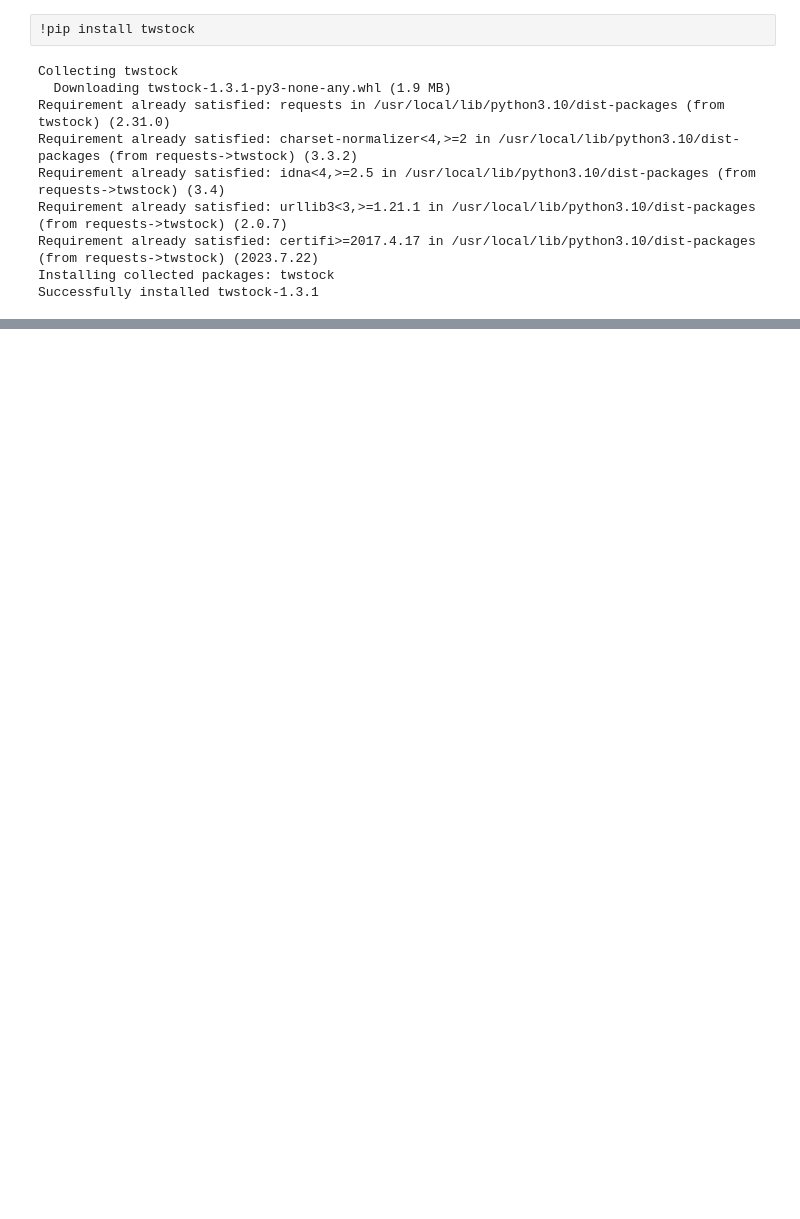
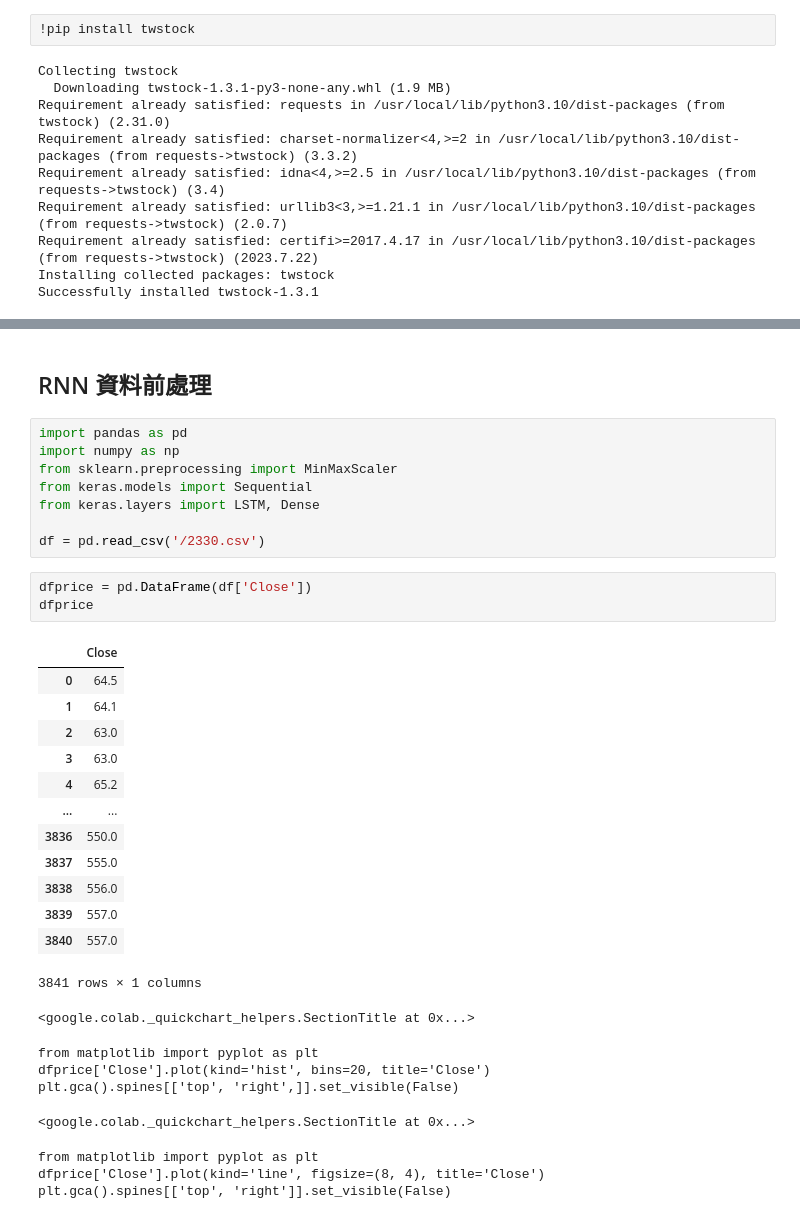
Before and after one commit to ryanou97/stock_predict_with_RNN, a Jupyter notebook: stock_predict_with_RNN.ipynb, the cells around one changed output, grey strips where cells are left out. Drawn from its saved outputs; the diff is of its cells as text; blank space fills up the shorter version.

```diff
--- a/stock_predict_with_RNN.ipynb
+++ b/stock_predict_with_RNN.ipynb
@@ -14,0 +35,35 @@ Successfully installed twstock-1.3.1
+# %% [markdown]
+## RNN 資料前處理
+# %%
+import pandas as pd
+import numpy as np
+from sklearn.preprocessing import MinMaxScaler
+from keras.models import Sequential
+from keras.layers import LSTM, Dense
+
+df = pd.read_csv('/2330.csv')
+# %%
+dfprice = pd.DataFrame(df['Close'])
+dfprice
+# %% [output]
+|  | Close |
+| 0 | 64.5 |
+| 1 | 64.1 |
+| 2 | 63.0 |
+| 3 | 63.0 |
+| 4 | 65.2 |
+| ... | ... |
+| 3836 | 550.0 |
+| 3837 | 555.0 |
+| 3838 | 556.0 |
+| 3839 | 557.0 |
+| 3840 | 557.0 |
+3841 rows × 1 columns
+<google.colab._quickchart_helpers.SectionTitle at 0x...>
+from matplotlib import pyplot as plt
+dfprice['Close'].plot(kind='hist', bins=20, title='Close')
+plt.gca().spines[['top', 'right',]].set_visible(False)
+<google.colab._quickchart_helpers.SectionTitle at 0x...>
+from matplotlib import pyplot as plt
+dfprice['Close'].plot(kind='line', figsize=(8, 4), title='Close')
+plt.gca().spines[['top', 'right']].set_visible(False)
```
Also changed, not shown: parts of 12 cells of this notebook.
